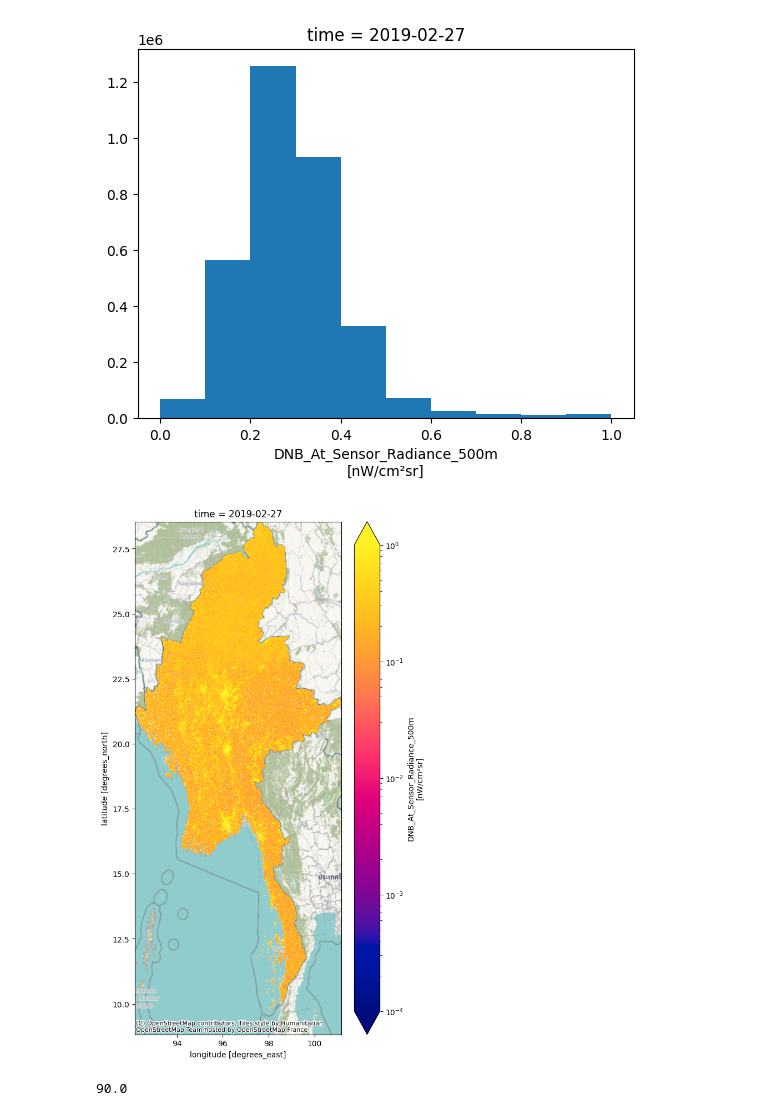
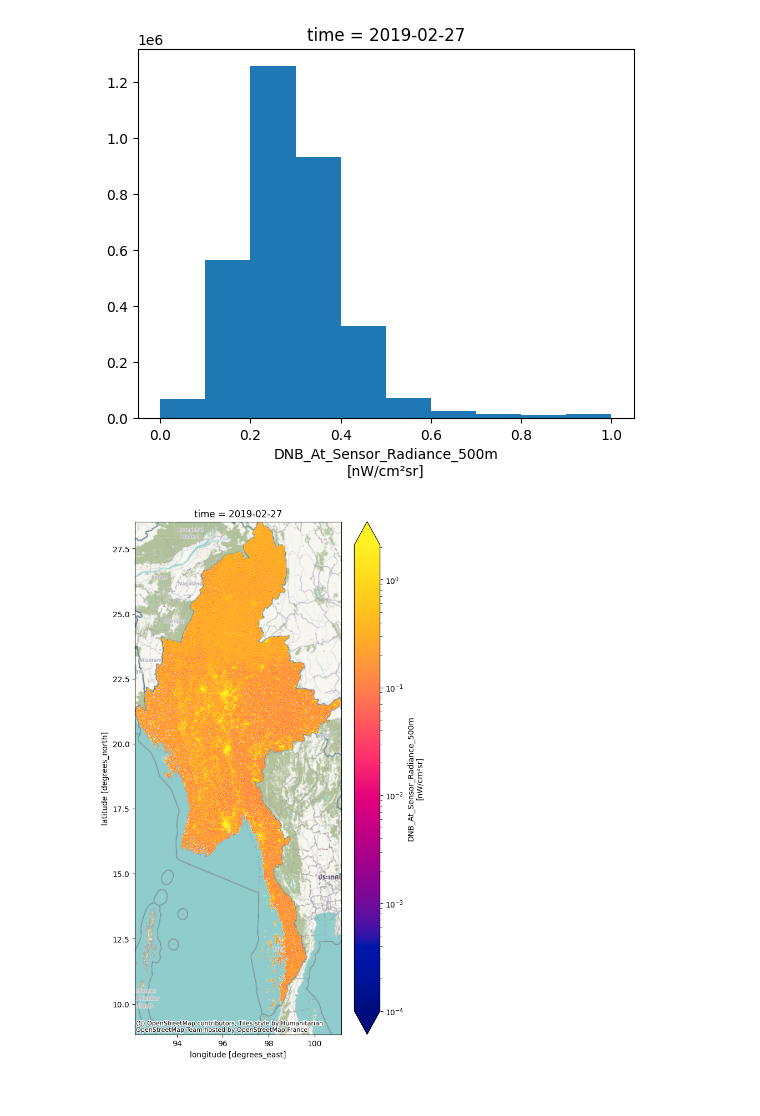
Before and after one commit to Starbix/Infrared_Marble, a Jupyter notebook: notebooks/bm_vnp46a1.ipynb, the cells around one changed output. Drawn from its saved outputs; the diff is of its cells as text; code cells hidden in the pictures.

```diff
--- a/notebooks/bm_vnp46a1.ipynb
+++ b/notebooks/bm_vnp46a1.ipynb
@@ -115,30 +105,19 @@ data.plot.hist()
 # %%
 # Log norm plotting
 from matplotlib import colors
 from xarray import DataArray
 
 fig, ax = plt.subplots(figsize=(6, 12))
 data: DataArray = da_a1[a1_var].sel(time=sel_date)
-quantiles = data.quantile([0.02, 0.98])
-vmin = max(float(quantiles.sel(quantile=0.02)), 1e-4)
-vmax = float(quantiles.sel(quantile=0.98))
+quantiles = data.quantile([0.01, 0.99])
+vmin = max(float(quantiles.sel(quantile=0.01)), 1e-4)
+vmax = float(quantiles.sel(quantile=0.99))
 data.plot.pcolormesh(
     ax=ax,
     cmap=cc.cm.bmy,
-    robust=True,
+    robust=False,
     norm=colors.LogNorm(vmin=vmin, vmax=vmax),
 )
 cx.add_basemap(ax=ax, crs=gdf.crs.to_string())
 # %% [output]
-[figure, old version]
+[figure, new version]
-# %%
-# Explore raw HDF file
-import h5py
-
-hdf_path = BM_DATA_DIR / "var" / "VNP46A1.A2018260.h27v06.001.2019197110512.h5"
-
-with h5py.File(hdf_path) as file:
-    grid_dnb = file["HDFEOS/GRIDS/VNP_Grid_DNB"]
-    display(grid_dnb.attrs["WestBoundingCoord"].item())
-# %% [output]
-90.0
```
Also changed, not shown: parts of 4 cells of this notebook.
